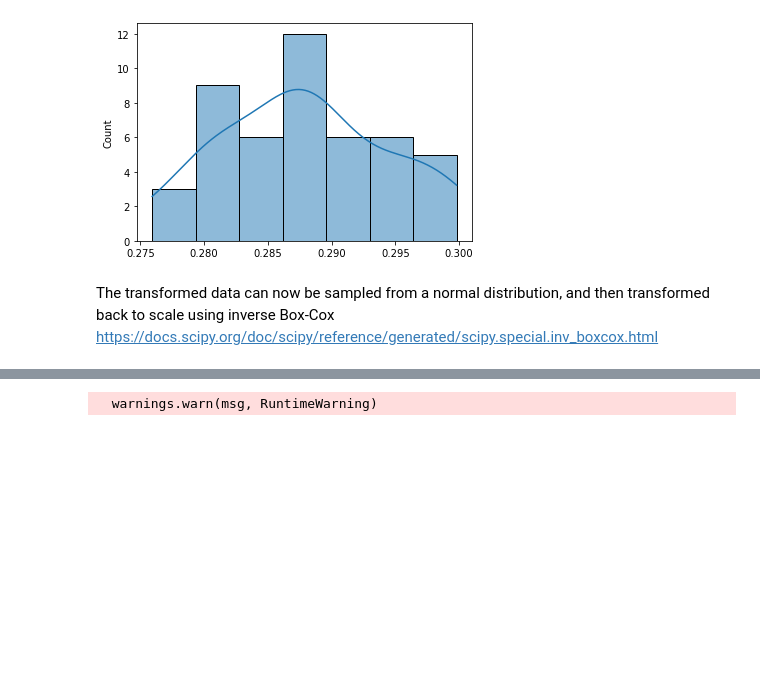
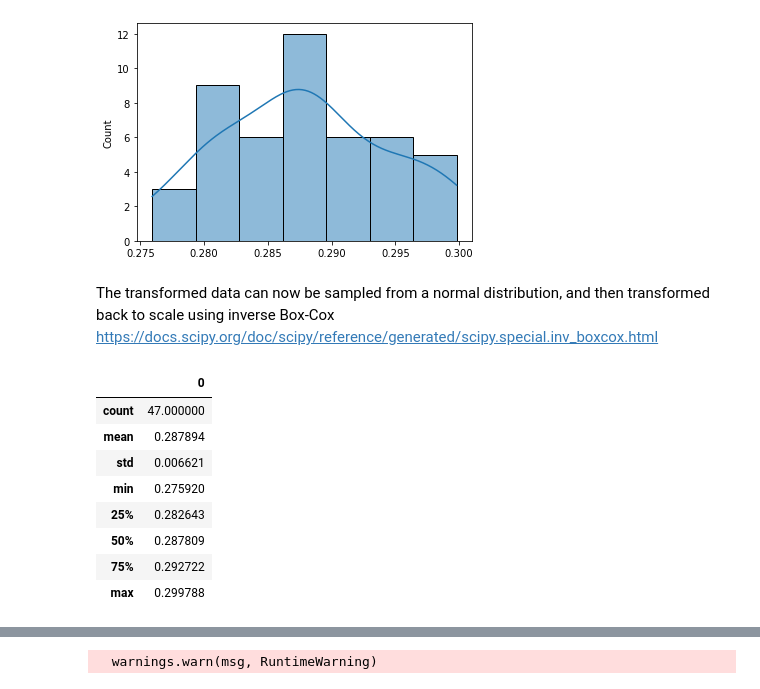
Before and after one commit to andrewjscott/Programming-for-Data-Analysis-Project, a Jupyter notebook: Simulation.ipynb, the cells around one changed output, grey strips where cells are left out. Cells and saved outputs as stored; diff of their text form; code cells hidden in the pictures; blank space fills up the shorter version.

```diff
--- a/Simulation.ipynb
+++ b/Simulation.ipynb
@@ -320,3 +334,16 @@ sns.histplot(transformed_data, kde=True)
 [figure]
 # %% [markdown]
 The transformed data can now be sampled from a normal distribution, and then transformed back to scale using inverse Box-Cox https://docs.scipy.org/doc/scipy/reference/generated/scipy.special.inv_boxcox.html
+# %%
+# Use pandas to get summary statistics for the transformed data
+pd.DataFrame(transformed_data).describe()
+# %% [output]
+|  | 0 |
+| count | 47.000000 |
+| mean | 0.287894 |
+| std | 0.006621 |
+| min | 0.275920 |
+| 25% | 0.282643 |
+| 50% | 0.287809 |
+| 75% | 0.292722 |
+| max | 0.299788 |
```
Also changed, not shown: parts of 20 cells of this notebook, 1 other file.
